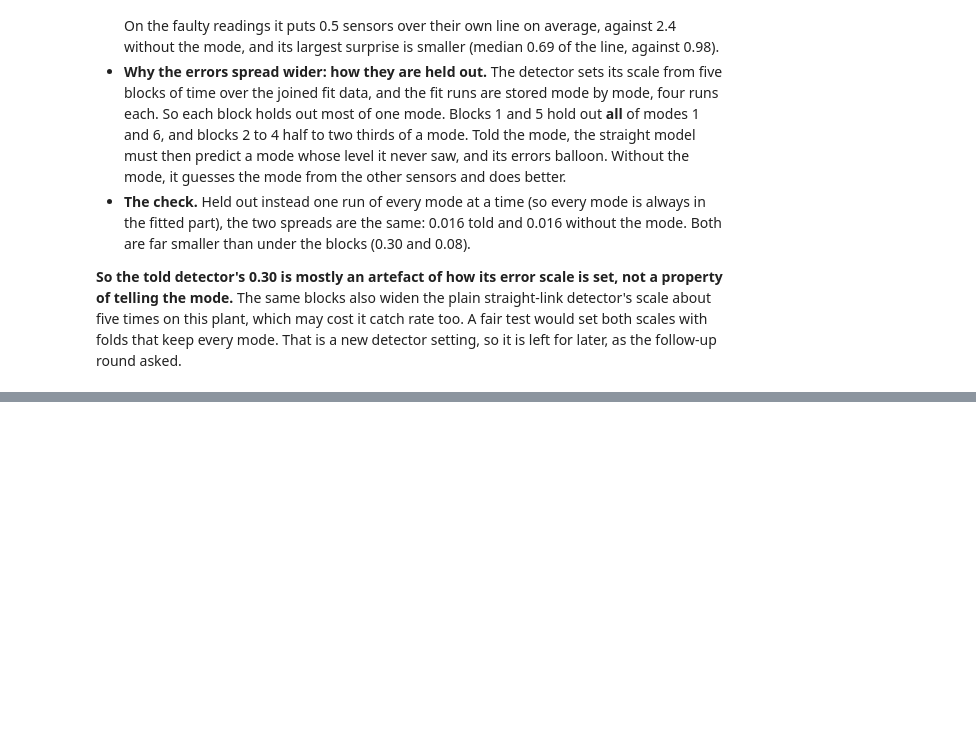
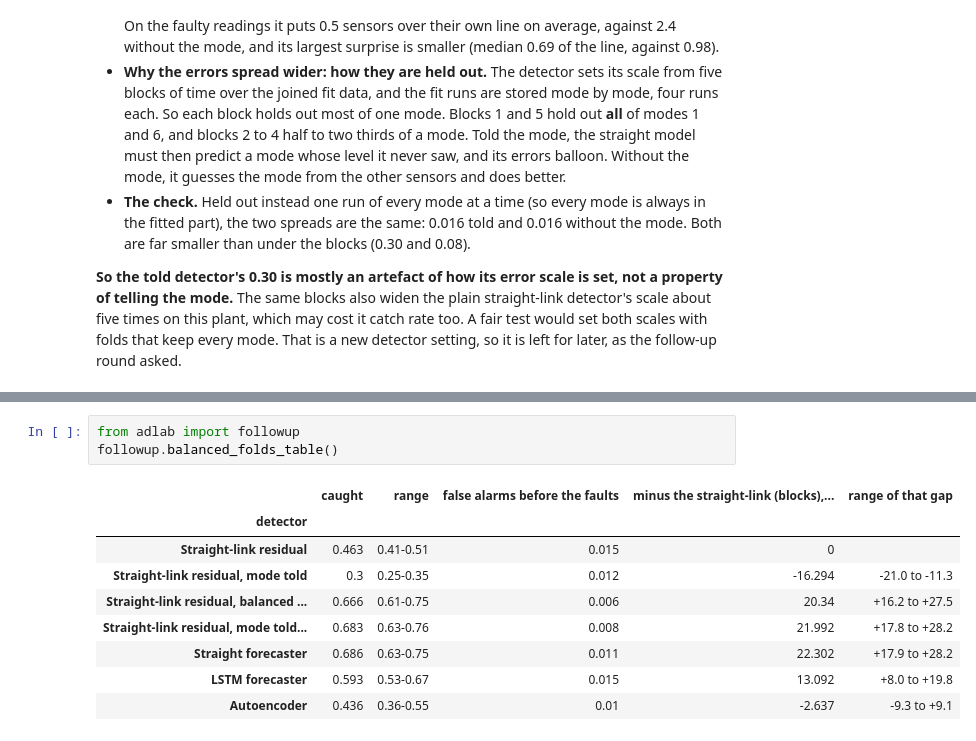
Before and after one commit to NeerajGit16/deep-learning-in-anomaly-detection, a Jupyter notebook: anomaly_lab/06_multimode_tep.ipynb, the cells around one changed output, grey strips where cells are left out. Cells and saved outputs as stored; diff of their text form; blank space fills up the shorter version.

```diff
--- a/anomaly_lab/06_multimode_tep.ipynb
+++ b/anomaly_lab/06_multimode_tep.ipynb
@@ -584,0 +589,13 @@ followup.mode_told_by_sensor().sort_values("error spread, told / none", ascendin
+# %%
+from adlab import followup
+followup.balanced_folds_table()
+# %% [output]
+|  | caught | range | false alarms before the faults | minus the straight-link (blocks),... | range of that gap |
+| detector |  |  |  |  |  |
+| Straight-link residual | 0.463 | 0.41-0.51 | 0.015 | 0 |  |
+| Straight-link residual, mode told | 0.3 | 0.25-0.35 | 0.012 | -16.294 | -21.0 to -11.3 |
+| Straight-link residual, balanced ... | 0.666 | 0.61-0.75 | 0.006 | 20.34 | +16.2 to +27.5 |
+| Straight-link residual, mode told... | 0.683 | 0.63-0.76 | 0.008 | 21.992 | +17.8 to +28.2 |
+| Straight forecaster | 0.686 | 0.63-0.75 | 0.011 | 22.302 | +17.9 to +28.2 |
+| LSTM forecaster | 0.593 | 0.53-0.67 | 0.015 | 13.092 | +8.0 to +19.8 |
+| Autoencoder | 0.436 | 0.36-0.55 | 0.01 | -2.637 | -9.3 to +9.1 |
```
Also changed, not shown: parts of 2 cells of this notebook, 7 other files.
